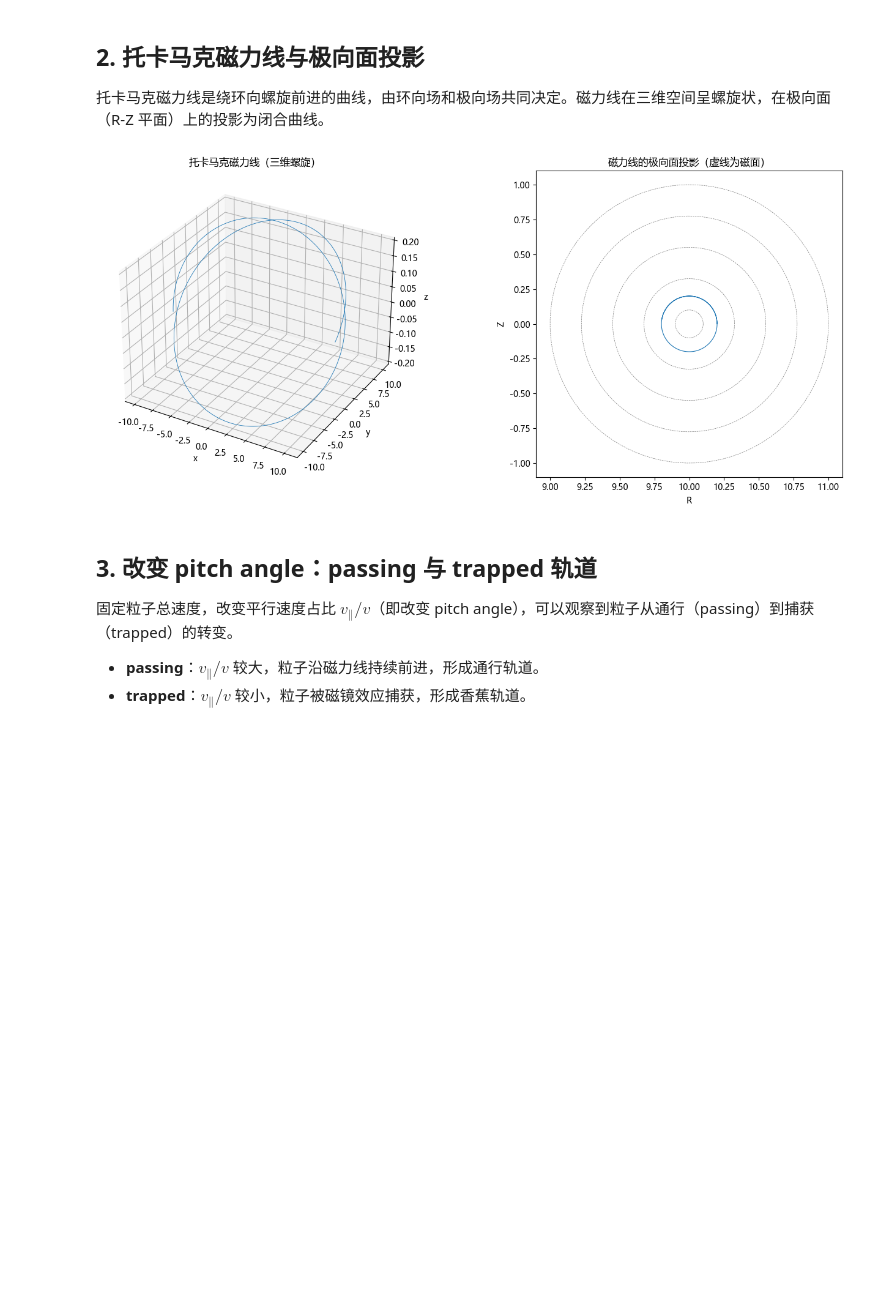
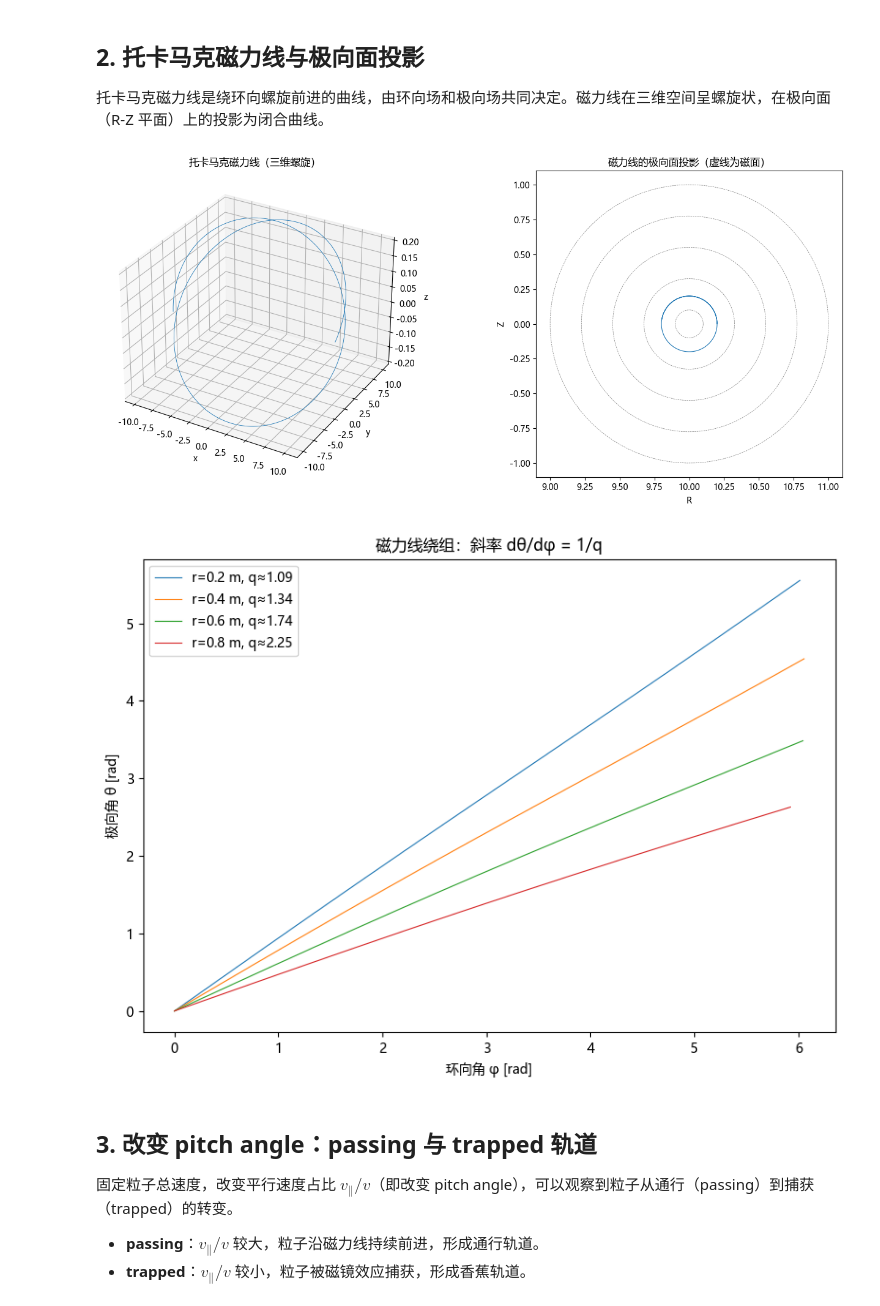
Before and after one commit to Lamb701/particle-simulation, a Jupyter notebook: notebooks/complete_report.ipynb, the cells around one changed output. Cells and saved outputs as stored; diff of their text form; code cells hidden in the pictures; blank space fills up the shorter version.

```diff
--- a/notebooks/complete_report.ipynb
+++ b/notebooks/complete_report.ipynb
@@ -68,33 +71,48 @@ R0 = 10.0
 x0 = np.array([10.2, 0.0, 0.0])
 ds = 1e-3
 n_steps = 100000
 traj = integrate_fieldline(field, x0, ds, n_steps)
 
 # 画三维磁力线与极向面投影
 fig = plt.figure(figsize=(14, 6))
 
 ax1 = fig.add_subplot(1, 2, 1, projection='3d')
 ax1.plot(traj[:, 0], traj[:, 1], traj[:, 2], lw=0.6)
 ax1.set_xlabel('x')
 ax1.set_ylabel('y')
 ax1.set_zlabel('z')
 ax1.set_title('托卡马克磁力线（三维螺旋）')
 
 ax2 = fig.add_subplot(1, 2, 2)
 R = np.sqrt(traj[:, 0]**2 + traj[:, 1]**2)
 ax2.plot(R, traj[:, 2], lw=0.8)
 # 叠加磁面
 for Rs, Zs, r in flux_surface_points(R0, 1.0, n_r=5):
     ax2.plot(Rs, Zs, 'k--', lw=0.5, alpha=0.5)
 ax2.set_xlabel('R')
 ax2.set_ylabel('Z')
 ax2.set_title('磁力线的极向面投影（虚线为磁面）')
 ax2.set_aspect('equal')
 
 plt.tight_layout()
 plt.show()
+
+# 磁力线绕组：θ-φ 斜率 = 1/q，不同磁面 q 不同
+fig, ax = plt.subplots(figsize=(8, 6))
+for r in [0.2, 0.4, 0.6, 0.8]:
+    traj_r = integrate_fieldline(field, np.array([R0 + r, 0.0, 0.0]), 1e-3, 60000)
+    theta, phi = fieldline_angles(traj_r, R0)
+    q_est = 1.0 / winding_slope(theta, phi)
+    ax.plot(phi, theta, lw=0.8, label=f'r={r} m, q≈{q_est:.2f}')
+ax.set_xlabel('环向角 φ [rad]')
+ax.set_ylabel('极向角 θ [rad]')
+ax.set_title('磁力线绕组：斜率 dθ/dφ = 1/q')
+ax.legend()
+plt.tight_layout()
+plt.show()
 # %% [output]
 [figure]
+[figure, added]
 # %% [markdown]
 ## 3. 改变 pitch angle：passing 与 trapped 轨道
 
```
Also changed, not shown: parts of 2 cells of this notebook, 3 other files.
